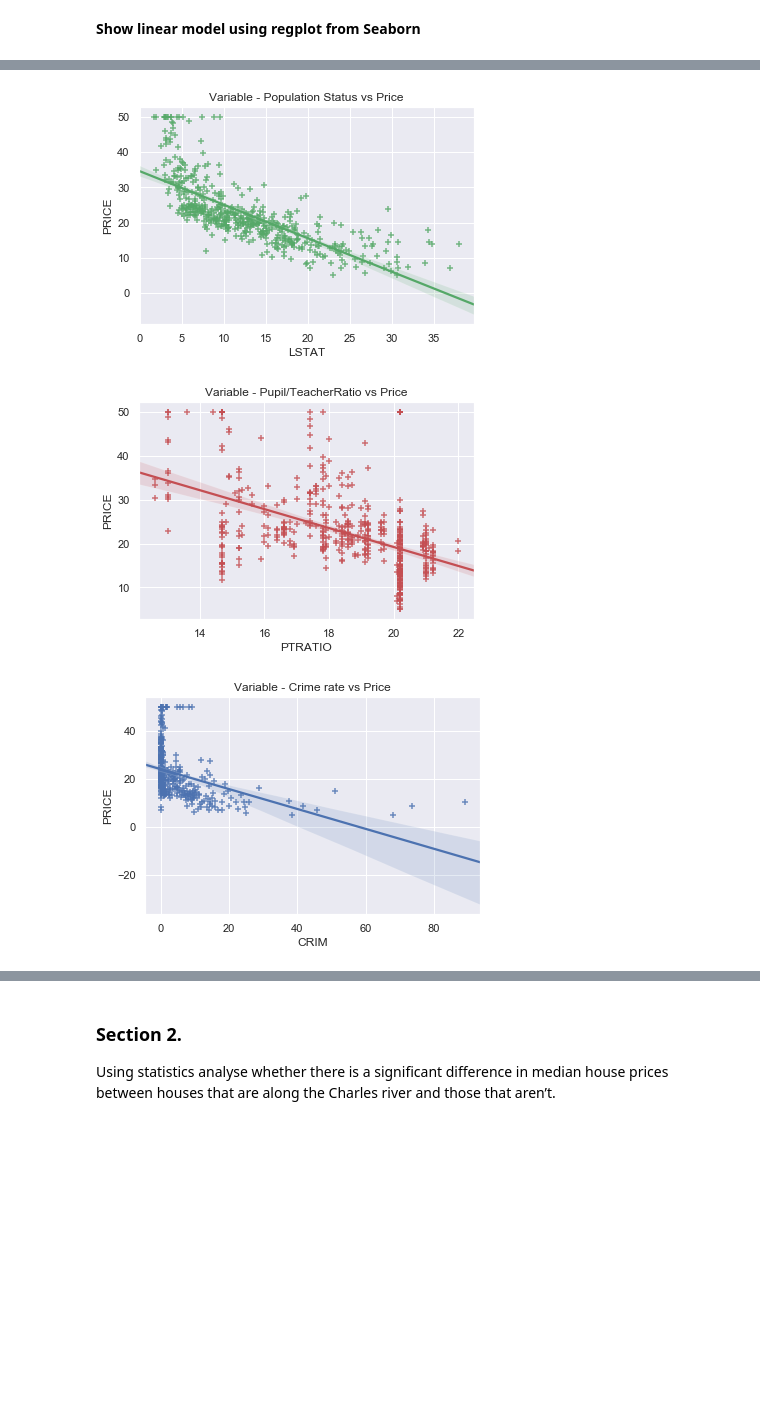
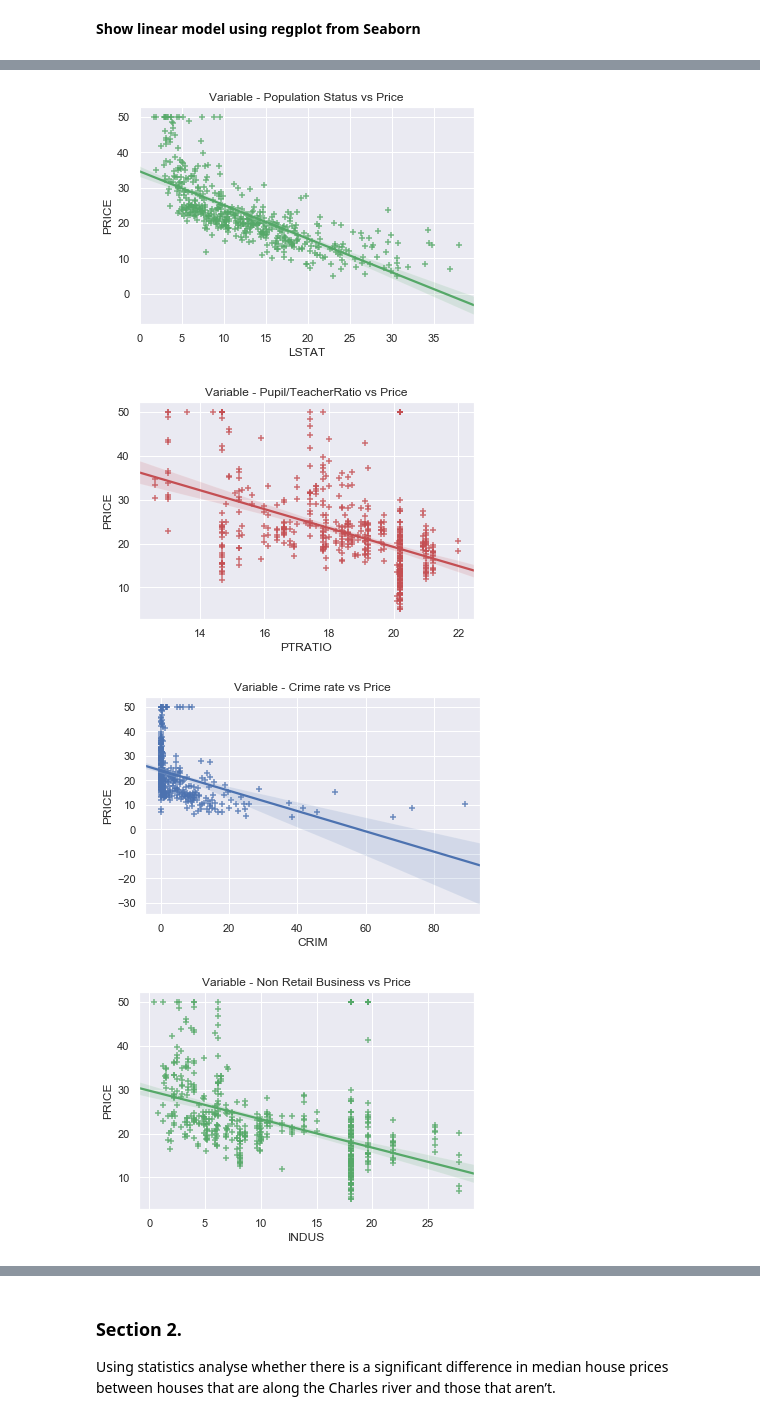
Before and after one commit to simonava5/MLS, a Jupyter notebook: BostonHousing.ipynb, the cells around one changed output, grey strips where cells are left out. Drawn from its saved outputs; the diff is of its cells as text; code cells hidden in the pictures; blank space fills up the shorter version.

```diff
--- a/BostonHousing.ipynb
+++ b/BostonHousing.ipynb
@@ -155,28 +160,37 @@ Now that the price variable is created, it is possible to create a linear model
 # %%
 # plot the relationship using regplot
 # mark axis, choose colour/marker
 # add title and show
 
 sns.regplot(data=bhp, y='PRICE', x='RM', color="y",marker="+", fit_reg = True)
 plt.title('Variable - Room vs Price')
 plt.show()
 
 sns.regplot(data=bhp, y='PRICE', x='LSTAT', color="g",marker="+", fit_reg = True)
 plt.title('Variable - Population Status vs Price')
 plt.show()
 
 sns.regplot(data=bhp, y='PRICE', x='PTRATIO', color="r",marker="+", fit_reg = True)
 plt.title('Variable - Pupil/TeacherRatio vs Price')
 plt.show()
 
 sns.regplot(data=bhp, y='PRICE', x='CRIM', color="b",marker="+", fit_reg = True)
 plt.title('Variable - Crime rate vs Price')
 plt.show()
 
+sns.regplot(data=bhp, y='PRICE', x='INDUS', color="g",marker="+", fit_reg = True)
+plt.title('Variable - Non Retail Business vs Price')
+plt.show()
+
+sns.regplot(data=bhp, y='PRICE', x='AGE', color="y",marker="+", fit_reg = True)
+plt.title('Variable - Age vs Price')
+plt.show()
+
 
 # reference - https://seaborn.pydata.org/generated/seaborn.regplot.html
 # %% [output]
 [figure]
 [figure]
 [figure]
-[figure, old version]
+[figure, new version]
+[figure, added]
```
Also changed, not shown: parts of 22 cells of this notebook.
